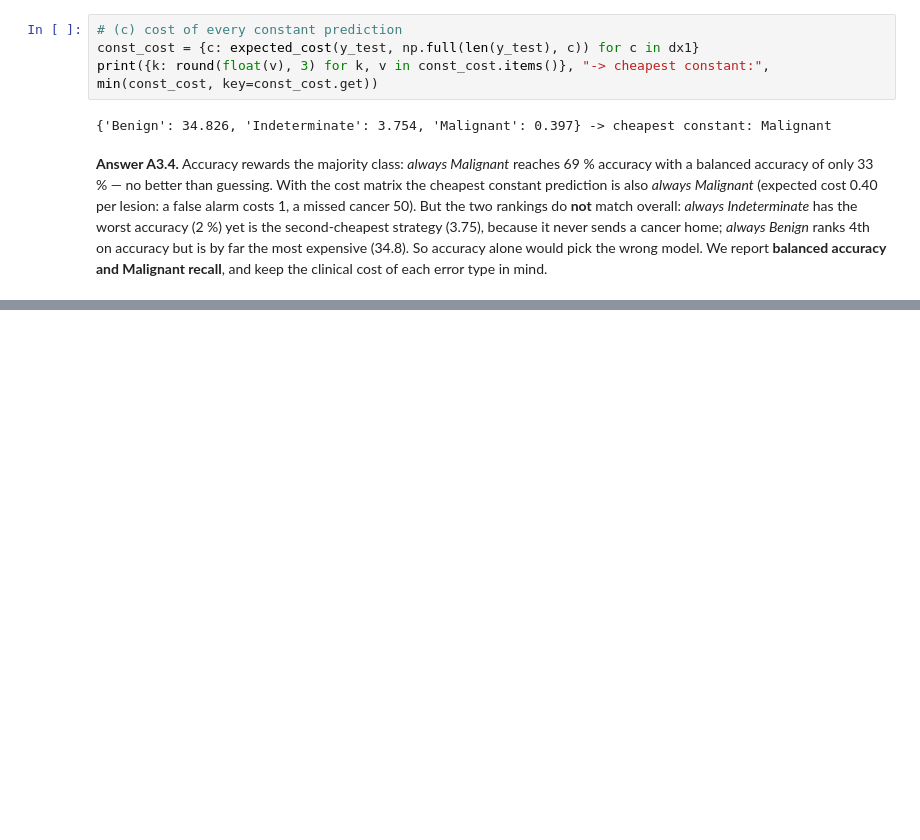
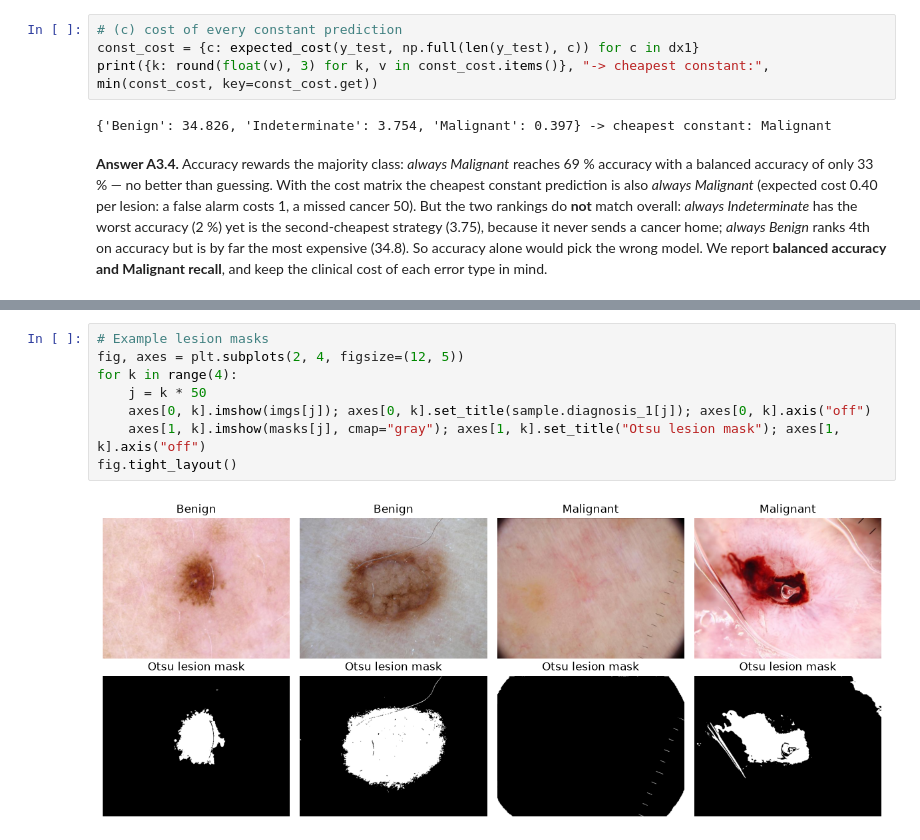
Before and after one commit to Lio02/milk10k-cv, a Jupyter notebook: notebooks/homework_part_a.ipynb, the cells around one changed output, grey strips where cells are left out. Cells and saved outputs as stored; diff of their text form; blank space fills up the shorter version.

Commit message:
A3.5: augmentation audit (Otsu lesion colour vs ColorJitter)

```diff
--- a/notebooks/homework_part_a.ipynb
+++ b/notebooks/homework_part_a.ipynb
@@ -586,0 +636,10 @@ So accuracy alone would pick the wrong model. We report **balanced accuracy and
+# %%
+# Example lesion masks
+fig, axes = plt.subplots(2, 4, figsize=(12, 5))
+for k in range(4):
+    j = k * 50
+    axes[0, k].imshow(imgs[j]); axes[0, k].set_title(sample.diagnosis_1[j]); axes[0, k].axis("off")
+    axes[1, k].imshow(masks[j], cmap="gray"); axes[1, k].set_title("Otsu lesion mask"); axes[1, k].axis("off")
+fig.tight_layout()
+# %% [output]
+[figure, added]
```
Also changed, not shown: parts of 4 cells of this notebook.
